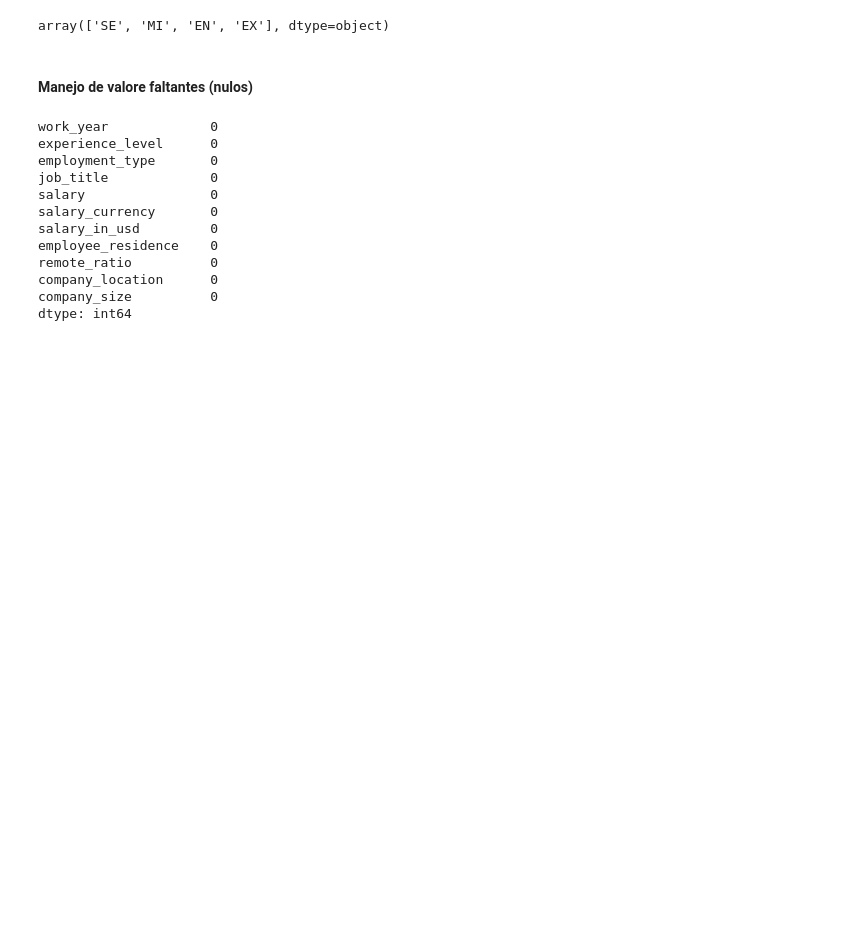
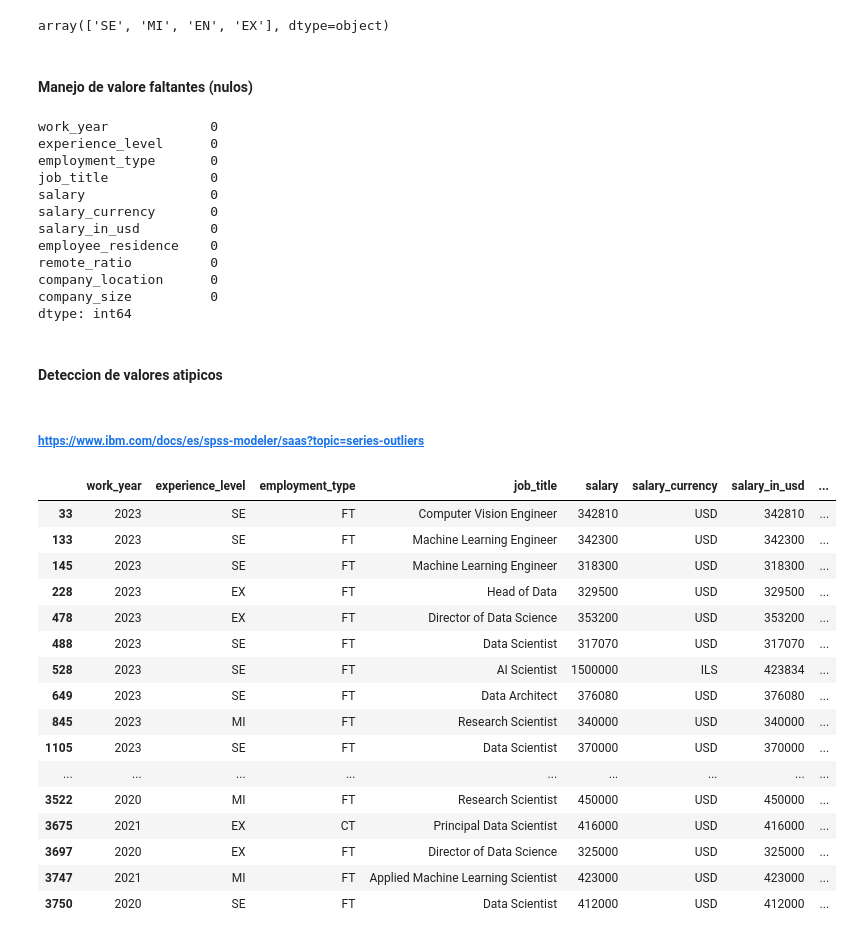
Before and after one commit to Morkand/Examen, a Jupyter notebook: examen.ipynb, the cells around one changed output. Cells and saved outputs as stored; diff of their text form; code cells hidden in the pictures; blank space fills up the shorter version.

Commit message:
Buscando valores atipicos

```diff
--- a/examen.ipynb
+++ b/examen.ipynb
@@ -111,3 +111,60 @@ remote_ratio          0
 company_location      0
 company_size          0
 dtype: int64
+# %% [markdown]
+#### Deteccion de valores atipicos
+# %% [markdown]
+###### https://www.ibm.com/docs/es/spss-modeler/saas?topic=series-outliers
+# %%
+# 1. Calcular el primer cuartil (Q1) y el tercer cuartil (Q3) del salario en USD
+q1 = df_limpiados['salary_in_usd'].quantile(0.25)  # Q1: 25% de los datos
+q3 = df_limpiados['salary_in_usd'].quantile(0.75)  # Q3: 75% de los datos
+
+#Q1 se obtiene el cuartil inferior donde e 25% de los salarios es menor.
+#Q3 se obtiene el cuartil superior donde el 75% de los salarios es menor
+
+# 2. Calcular el rango intercuartil (IQR), que es la diferencia entre Q3 y Q1
+iqr = q3 - q1
+
+'''
+    iqr(Rango intercuartil), se obtiene la diferencia entre los cuartiles superior e inferior,
+    lo que representaria la dispersion de los salarios en el rango medio del dataset
+    https://es.khanacademy.org/math/cc-sixth-grade-math/cc-6th-data-statistics/cc-6th/v/calculating-interquartile-range-iqr#:~:text=Para%20encontrar%20el%20rango%20intercuartil,diferencia%20entre%20Q3%20y%20Q1.
+    https://ikusmira.org/p/limite-inferior-de-clase-y-limite-superior-de-clase
+'''
+
+# 3. Definir los limites inferior y superior para detectar valores atipicos
+# Limite inferior: cualquier valor por debajo de este limite se considera atipico
+limite_inferior = q1 - 1.5 * iqr
+
+# Limite superior: cualquier valor por encima de este limite se considera atipico
+limite_superior = q3 + 1.5 * iqr
+
+'''
+    El valor de 1.5 se considera un equilibrio estandar para muchos conjuntos de datos.
+
+'''
+# 4. Identificar los valores atipicos (fuera de los limites establecidos)
+# Filtrar los datos donde el salario es menor que el limite inferior o mayor que el limite superior
+valores_atipicos = df_limpiados[(df_limpiados['salary_in_usd'] < limite_inferior) | (df_limpiados['salary_in_usd'] > limite_superior)]
+
+# Mostrar los valores atipicos encontrados
+valores_atipicos
+# %% [output]
+|  | work_year | experience_level | employment_type | job_title | salary | salary_currency | salary_in_usd | ... |
+| 33 | 2023 | SE | FT | Computer Vision Engineer | 342810 | USD | 342810 | ... |
+| 133 | 2023 | SE | FT | Machine Learning Engineer | 342300 | USD | 342300 | ... |
+| 145 | 2023 | SE | FT | Machine Learning Engineer | 318300 | USD | 318300 | ... |
+| 228 | 2023 | EX | FT | Head of Data | 329500 | USD | 329500 | ... |
+| 478 | 2023 | EX | FT | Director of Data Science | 353200 | USD | 353200 | ... |
+| 488 | 2023 | SE | FT | Data Scientist | 317070 | USD | 317070 | ... |
+| 528 | 2023 | SE | FT | AI Scientist | 1500000 | ILS | 423834 | ... |
+| 649 | 2023 | SE | FT | Data Architect | 376080 | USD | 376080 | ... |
+| 845 | 2023 | MI | FT | Research Scientist | 340000 | USD | 340000 | ... |
+| 1105 | 2023 | SE | FT | Data Scientist | 370000 | USD | 370000 | ... |
+| ... | ... | ... | ... | ... | ... | ... | ... | ... |
+| 3522 | 2020 | MI | FT | Research Scientist | 450000 | USD | 450000 | ... |
+| 3675 | 2021 | EX | CT | Principal Data Scientist | 416000 | USD | 416000 | ... |
+| 3697 | 2020 | EX | FT | Director of Data Science | 325000 | USD | 325000 | ... |
+| 3747 | 2021 | MI | FT | Applied Machine Learning Scientist | 423000 | USD | 423000 | ... |
+| 3750 | 2020 | SE | FT | Data Scientist | 412000 | USD | 412000 | ... |
```
